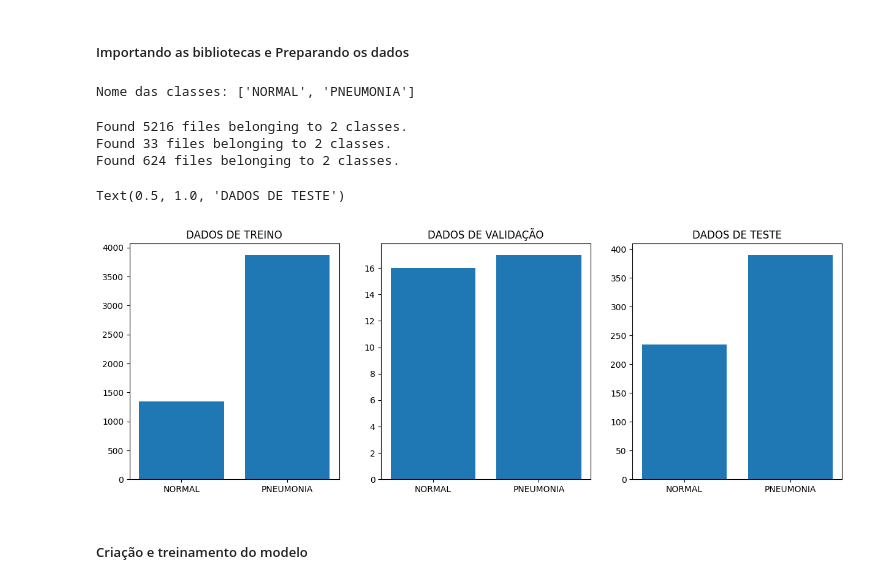
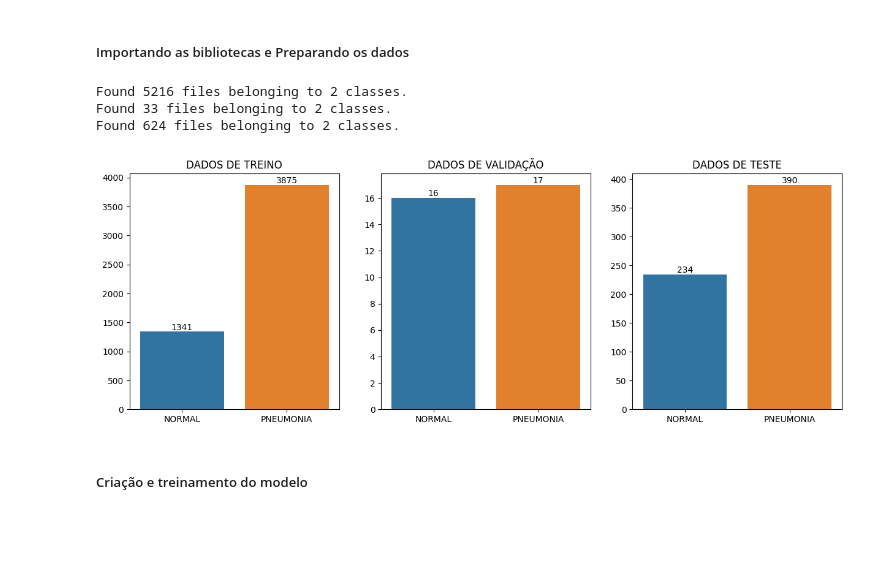
Before and after one commit to diegofemello/ImageClassificationWithPython, a Jupyter notebook: mobile_net_tcc.ipynb, the cells around one changed output. Drawn from its saved outputs; the diff is of its cells as text; code cells hidden in the pictures; blank space fills up the shorter version.

```diff
--- a/mobile_net_tcc.ipynb
+++ b/mobile_net_tcc.ipynb
@@ -49,16 +49,6 @@ batch_size = 32
 epochs = 100
 
 class_names = [normal_classe, pneumonia_classe]
-# %%
-# Checando se os nomes das classes são iguais
-class_names = os.listdir(treinamento_folder)
-
-if class_names == os.listdir(teste_folder) == os.listdir(validacao_folder):
-    print("Nome das classes: %s" % (class_names))
-else:
-    raise Exception("Nome das classes não são iguais.")
-# %% [output]
-Nome das classes: ['NORMAL', 'PNEUMONIA']
 # %%
 # Carregando os datasets
 
@@ -95,24 +85,30 @@ Found 624 files belonging to 2 classes.
 # %%
 # Plotando graficos de barras com a quantidade de imagens de cada classe nos datasets
 plt.figure(figsize=(15, 5))
 
-plt.subplot(1, 3, 1)
-plt.bar(class_names, [len(os.listdir(treinamento_normal_dir)), len(
-    os.listdir(treinamento_pneumonia_dir))])
-plt.title('DADOS DE TREINO')
 
-plt.subplot(1, 3, 2)
-plt.bar(class_names, [len(os.listdir(validacao_normal_dir)),
-        len(os.listdir(validacao_pneumonia_dir))])
-plt.title('DADOS DE VALIDAÇÃO')
+def plot_quantidade(dir=[], title='', i=1):
+    plt.subplot(1, 3, i)
+    sns.barplot(x=class_names, y=[
+                len(os.listdir(dir[0])), len(os.listdir(dir[1]))])
+    plt.title(title)
 
-plt.subplot(1, 3, 3)
-plt.bar(class_names, [len(os.listdir(teste_normal_dir)),
-        len(os.listdir(teste_pneumonia_dir))])
-plt.title('DADOS DE TESTE')
+    plt.text(0, len(os.listdir(dir[0])), len(
+        os.listdir(dir[0])), ha='center', va='bottom')
+    plt.text(1, len(os.listdir(dir[1])), len(
+        os.listdir(dir[1])), ha='center', va='bottom')
+
+
+plot_quantidade(
+    [treinamento_normal_dir, treinamento_pneumonia_dir], 'DADOS DE TREINO', 1)
+
+plot_quantidade(
+    [validacao_normal_dir, validacao_pneumonia_dir], 'DADOS DE VALIDAÇÃO', 2)
+
+plot_quantidade(
+    [teste_normal_dir, teste_pneumonia_dir], 'DADOS DE TESTE', 3)
 # %% [output]
-Text(0.5, 1.0, 'DADOS DE TESTE')
-[figure, old version]
+[figure, new version]
 # %%
 # Preparando os dados para o treinamento
 def preprocess_image(image, label):
```
Also changed, not shown: parts of 11 cells of this notebook.
